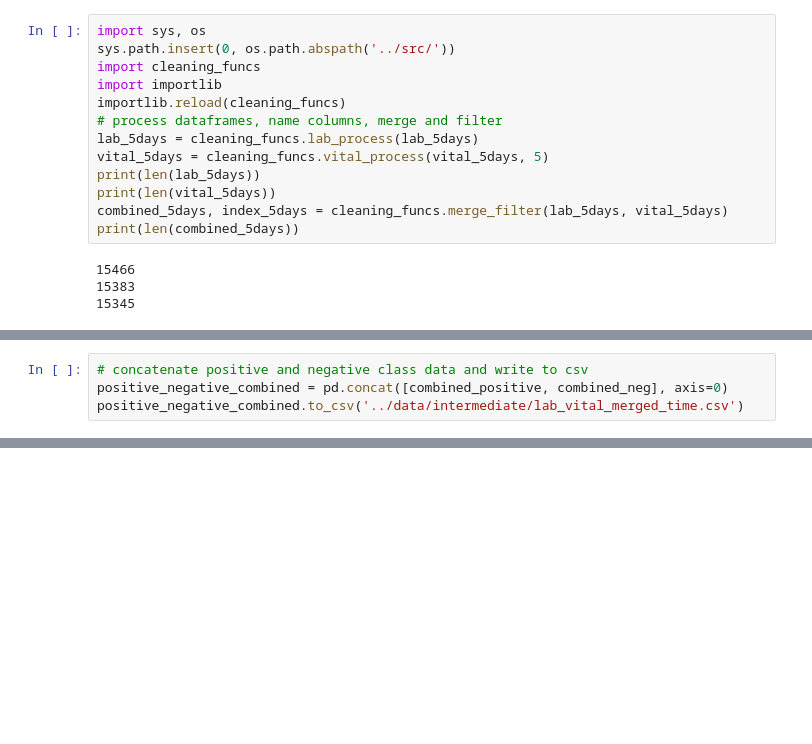
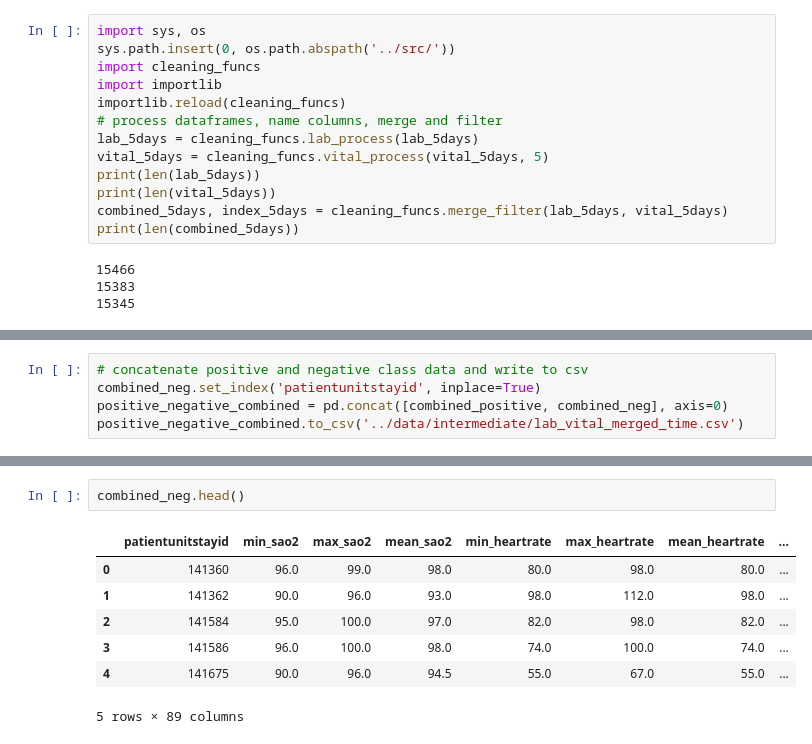
Before and after one commit to zhakhverdyan/eICU_AKIlert, a Jupyter notebook: notebooks/lab_vital_merge.ipynb, the cells around one changed output, grey strips where cells are left out. Saved outputs shown, nothing was run; the diff lists cells and outputs as text; blank space fills up the shorter version.

```diff
--- a/notebooks/lab_vital_merge.ipynb
+++ b/notebooks/lab_vital_merge.ipynb
@@ -141,4 +188,5 @@ plt.title('Distribution of time before kidney failure diagnosis');
 # %%
 # concatenate positive and negative class data and write to csv
+combined_neg.set_index('patientunitstayid', inplace=True)
 positive_negative_combined = pd.concat([combined_positive, combined_neg], axis=0)
 positive_negative_combined.to_csv('../data/intermediate/lab_vital_merged_time.csv')
@@ -144,0 +196,10 @@ positive_negative_combined.to_csv('../data/intermediate/lab_vital_merged_time.cs
+# %%
+combined_neg.head()
+# %% [output]
+|  | patientunitstayid | min_sao2 | max_sao2 | mean_sao2 | min_heartrate | max_heartrate | mean_heartrate | ... |
+| 0 | 141360 | 96.0 | 99.0 | 98.0 | 80.0 | 98.0 | 80.0 | ... |
+| 1 | 141362 | 90.0 | 96.0 | 93.0 | 98.0 | 112.0 | 98.0 | ... |
+| 2 | 141584 | 95.0 | 100.0 | 97.0 | 82.0 | 98.0 | 82.0 | ... |
+| 3 | 141586 | 96.0 | 100.0 | 98.0 | 74.0 | 100.0 | 74.0 | ... |
+| 4 | 141675 | 90.0 | 96.0 | 94.5 | 55.0 | 67.0 | 55.0 | ... |
+5 rows × 89 columns
```
Also changed, not shown: parts of 13 cells of this notebook, 7 other files.
